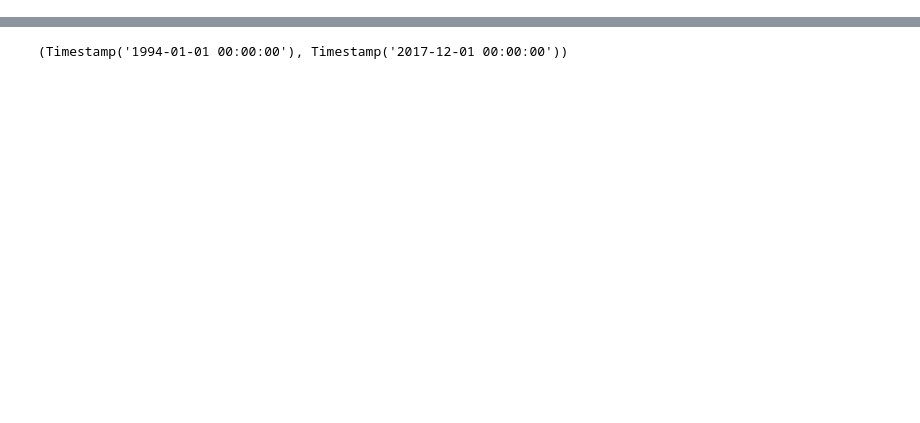
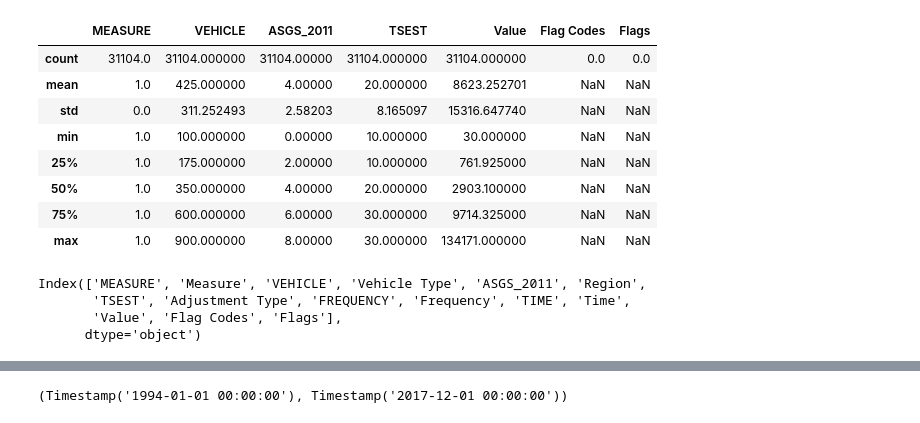
Before and after one commit to Paul-jc/New_car_sales_analysis, a Jupyter notebook: car_sales_prediction.ipynb, the cells around one changed output, grey strips where cells are left out. Cells and saved outputs as stored; diff of their text form; code cells hidden in the pictures; blank space fills up the shorter version.

```diff
--- a/car_sales_prediction.ipynb
+++ b/car_sales_prediction.ipynb
@@ -16,0 +43,19 @@ matplotlib.rcParams['text.color'] = 'k'
+# %%
+df.describe()
+# %% [output]
+|  | MEASURE | VEHICLE | ASGS_2011 | TSEST | Value | Flag Codes | Flags |
+| count | 31104.0 | 31104.000000 | 31104.00000 | 31104.000000 | 31104.000000 | 0.0 | 0.0 |
+| mean | 1.0 | 425.000000 | 4.00000 | 20.000000 | 8623.252701 | NaN | NaN |
+| std | 0.0 | 311.252493 | 2.58203 | 8.165097 | 15316.647740 | NaN | NaN |
+| min | 1.0 | 100.000000 | 0.00000 | 10.000000 | 30.000000 | NaN | NaN |
+| 25% | 1.0 | 175.000000 | 2.00000 | 10.000000 | 761.925000 | NaN | NaN |
+| 50% | 1.0 | 350.000000 | 4.00000 | 20.000000 | 2903.100000 | NaN | NaN |
+| 75% | 1.0 | 600.000000 | 6.00000 | 30.000000 | 9714.325000 | NaN | NaN |
+| max | 1.0 | 900.000000 | 8.00000 | 30.000000 | 134171.000000 | NaN | NaN |
+# %%
+print(df.columns)
+# %% [output]
+Index(['MEASURE', 'Measure', 'VEHICLE', 'Vehicle Type', 'ASGS_2011', 'Region',
+       'TSEST', 'Adjustment Type', 'FREQUENCY', 'Frequency', 'TIME', 'Time',
+       'Value', 'Flag Codes', 'Flags'],
+      dtype='object')
```
Also changed, not shown: parts of 27 cells of this notebook.
